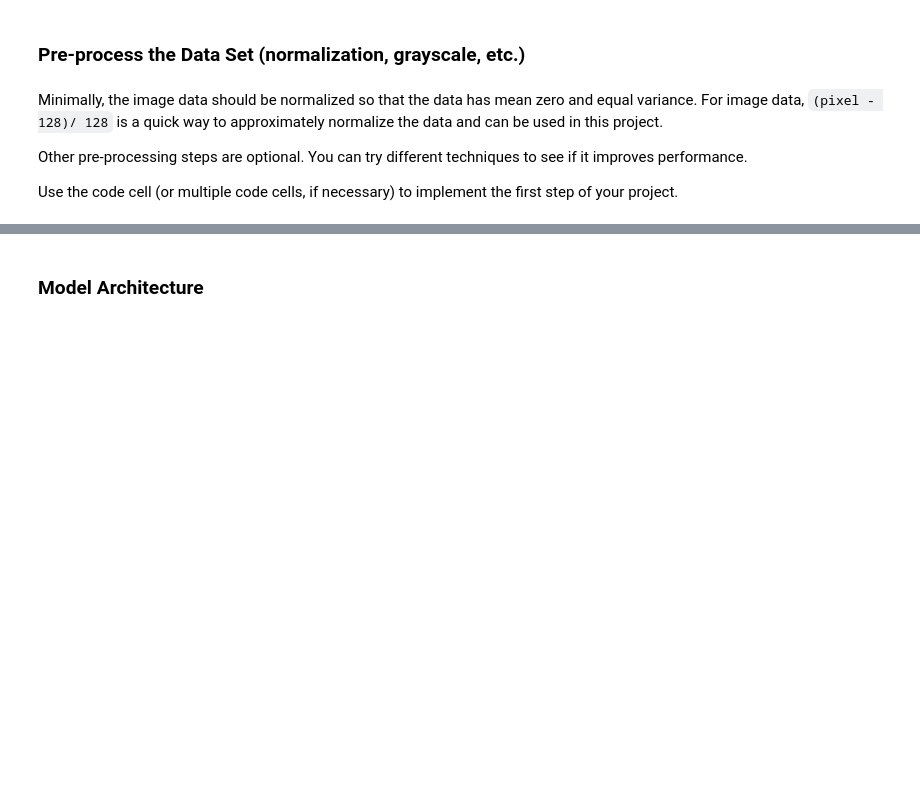
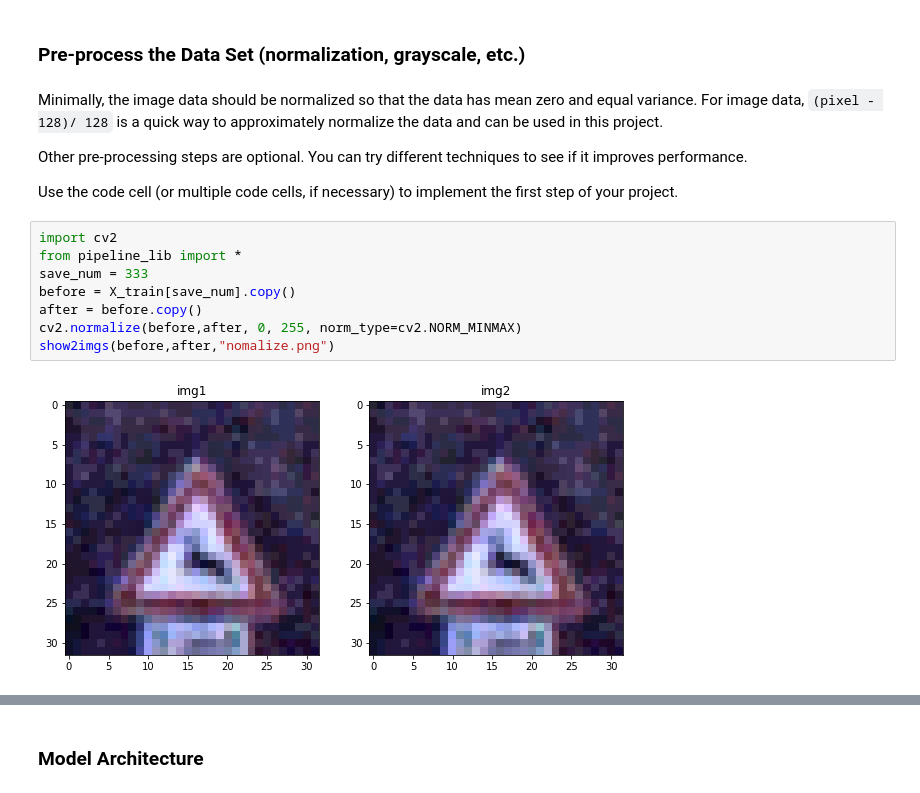
Before and after one commit to warenick/CarND-Traffic-Sign-Classifier-Project, a Jupyter notebook: Traffic_Sign_Classifier.ipynb, the cells around one changed output, grey strips where cells are left out. Cells and saved outputs as stored; diff of their text form; blank space fills up the shorter version.

```diff
--- a/Traffic_Sign_Classifier.ipynb
+++ b/Traffic_Sign_Classifier.ipynb
@@ -142,3 +152,13 @@ Minimally, the image data should be normalized so that the data has mean zero an
 Other pre-processing steps are optional. You can try different techniques to see if it improves performance.
 
 Use the code cell (or multiple code cells, if necessary) to implement the first step of your project.
+# %%
+import cv2
+from pipeline_lib import *
+save_num = 333
+before = X_train[save_num].copy()
+after = before.copy()
+cv2.normalize(before,after, 0, 255, norm_type=cv2.NORM_MINMAX)
+show2imgs(before,after,"nomalize.png")
+# %% [output]
+[figure, added]
```
Also changed, not shown: parts of 12 cells of this notebook, 15 other files.
